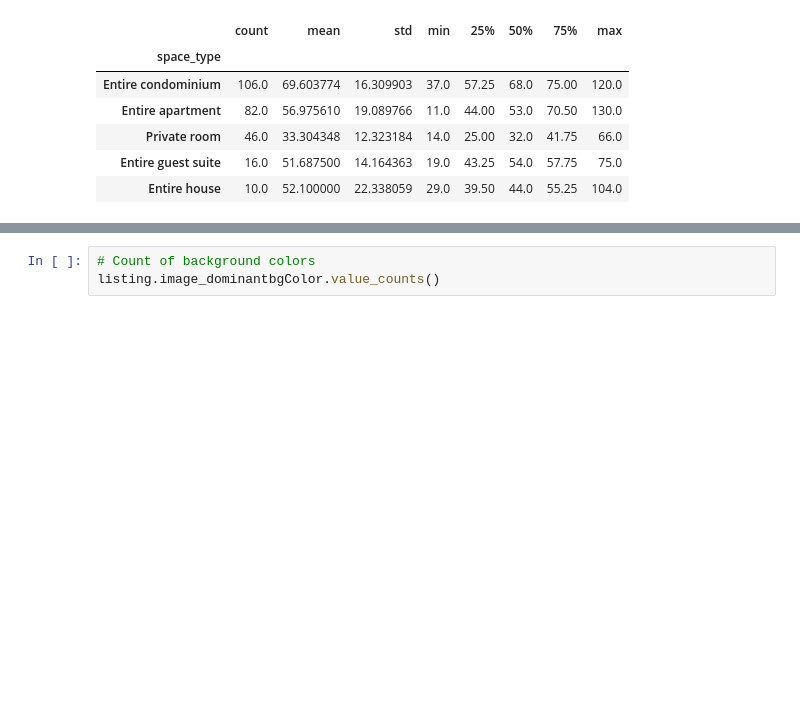
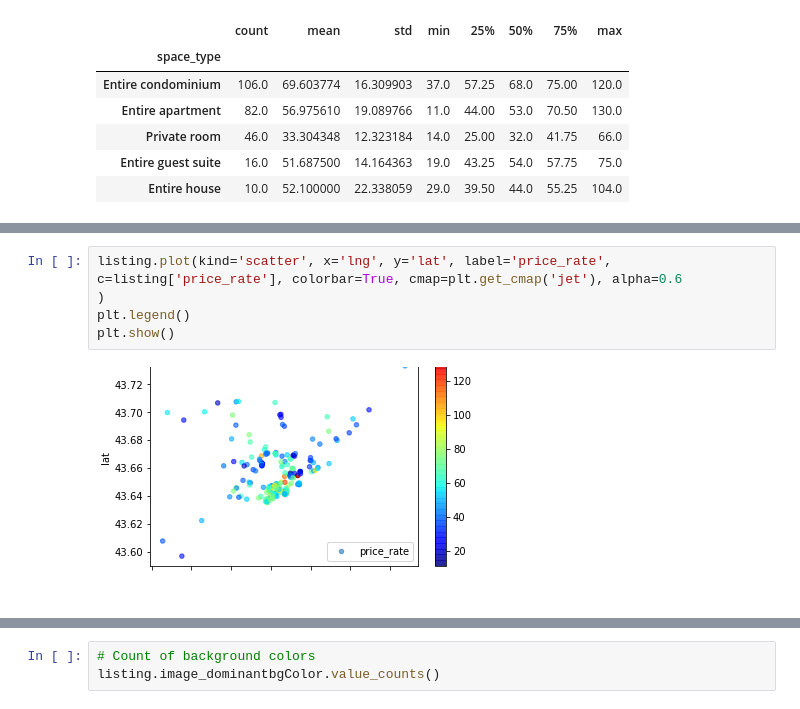
Before and after one commit to C-milo/SDM_FinalProject, a Jupyter notebook: bak_airbnb_plots.ipynb, the cells around one changed output, grey strips where cells are left out. Drawn from its saved outputs; the diff is of its cells as text; blank space fills up the shorter version.

```diff
--- a/bak_airbnb_plots.ipynb
+++ b/bak_airbnb_plots.ipynb
@@ -163,0 +209,8 @@ listing.groupby(by='space_type')['price_rate']\
+# %%
+listing.plot(kind='scatter', x='lng', y='lat', label='price_rate',
+c=listing['price_rate'], colorbar=True, cmap=plt.get_cmap('jet'), alpha=0.6
+)
+plt.legend()
+plt.show()
+# %% [output]
+[figure, added]
```
Also changed, not shown: parts of 17 cells of this notebook, 3 other files.
